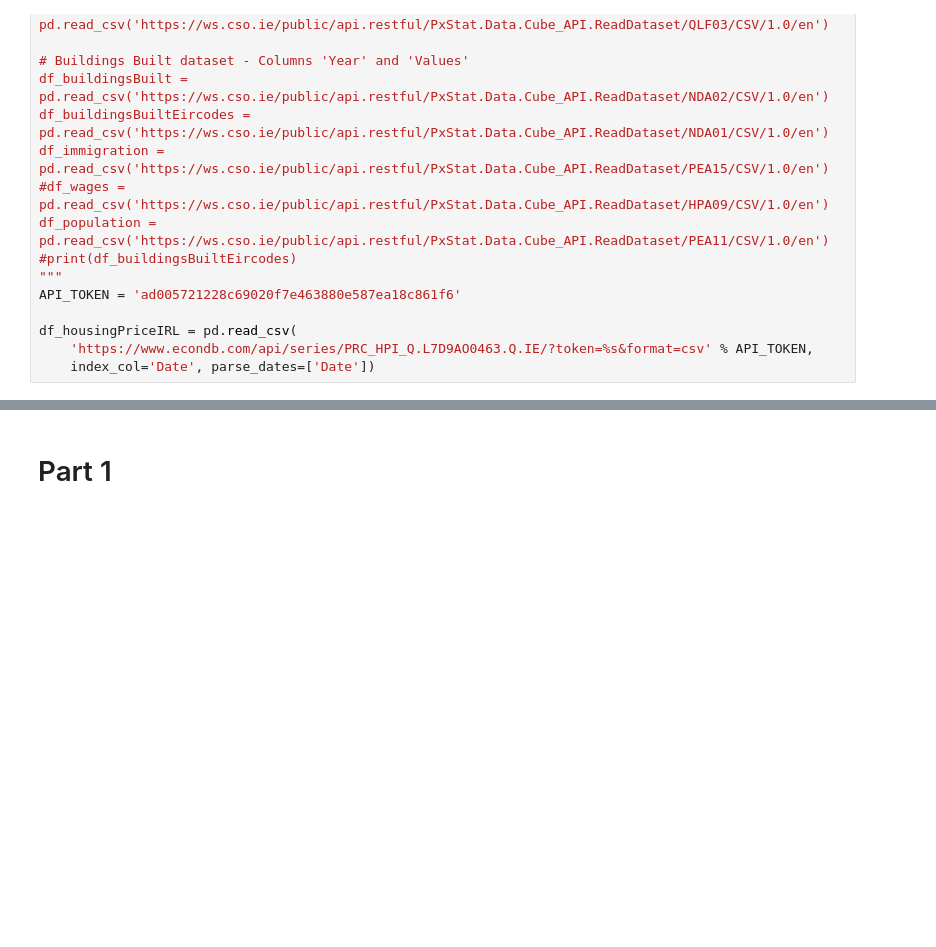
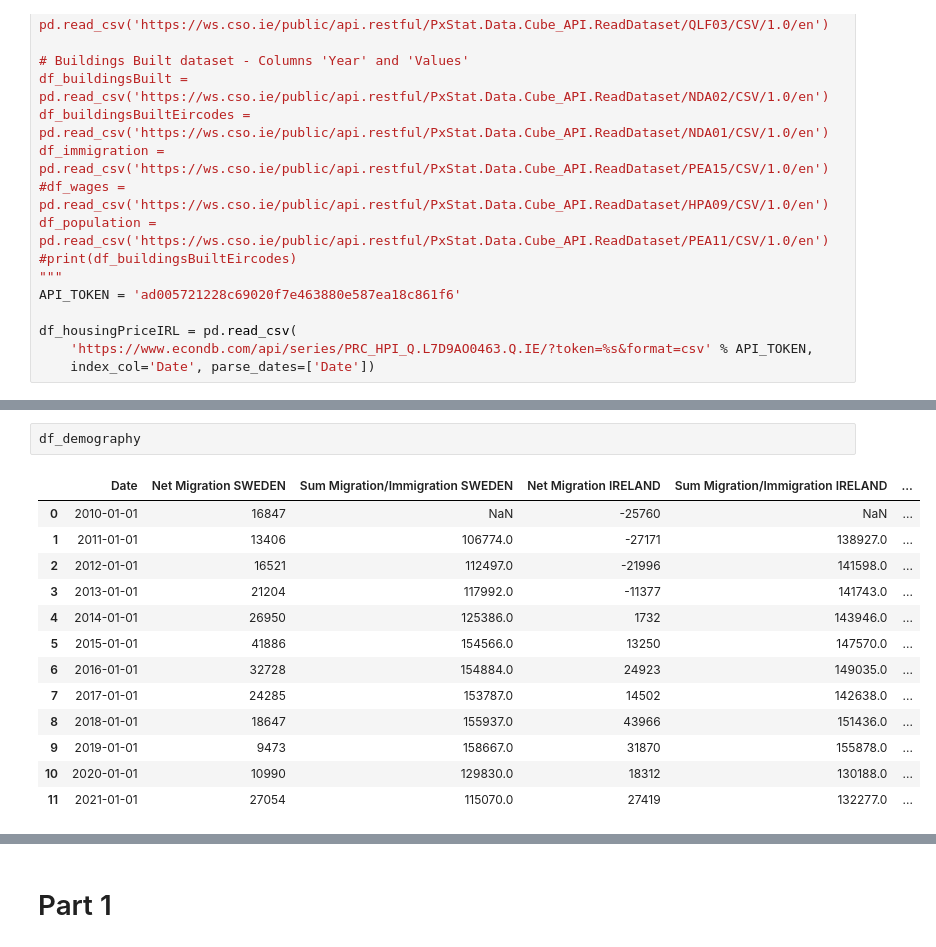
Before and after one commit to sbs23003/CA-Contstruction-Industry, a Jupyter notebook: datasets.ipynb, the cells around one changed output, grey strips where cells are left out. Cells and saved outputs as stored; diff of their text form; blank space fills up the shorter version.

```diff
--- a/datasets.ipynb
+++ b/datasets.ipynb
@@ -137,3 +130,19 @@ df_houseSales = df_grouped
 
 # GDP
 df_GDP = pd.read_csv('/content/gdp.csv')
+# %%
+df_demography
+# %% [output]
+|  | Date | Net Migration SWEDEN | Sum Migration/Immigration SWEDEN | Net Migration IRELAND | Sum Migration/Immigration IRELAND | ... |
+| 0 | 2010-01-01 | 16847 | NaN | -25760 | NaN | ... |
+| 1 | 2011-01-01 | 13406 | 106774.0 | -27171 | 138927.0 | ... |
+| 2 | 2012-01-01 | 16521 | 112497.0 | -21996 | 141598.0 | ... |
+| 3 | 2013-01-01 | 21204 | 117992.0 | -11377 | 141743.0 | ... |
+| 4 | 2014-01-01 | 26950 | 125386.0 | 1732 | 143946.0 | ... |
+| 5 | 2015-01-01 | 41886 | 154566.0 | 13250 | 147570.0 | ... |
+| 6 | 2016-01-01 | 32728 | 154884.0 | 24923 | 149035.0 | ... |
+| 7 | 2017-01-01 | 24285 | 153787.0 | 14502 | 142638.0 | ... |
+| 8 | 2018-01-01 | 18647 | 155937.0 | 43966 | 151436.0 | ... |
+| 9 | 2019-01-01 | 9473 | 158667.0 | 31870 | 155878.0 | ... |
+| 10 | 2020-01-01 | 10990 | 129830.0 | 18312 | 130188.0 | ... |
+| 11 | 2021-01-01 | 27054 | 115070.0 | 27419 | 132277.0 | ... |
```
Also changed, not shown: parts of 19 cells of this notebook.
